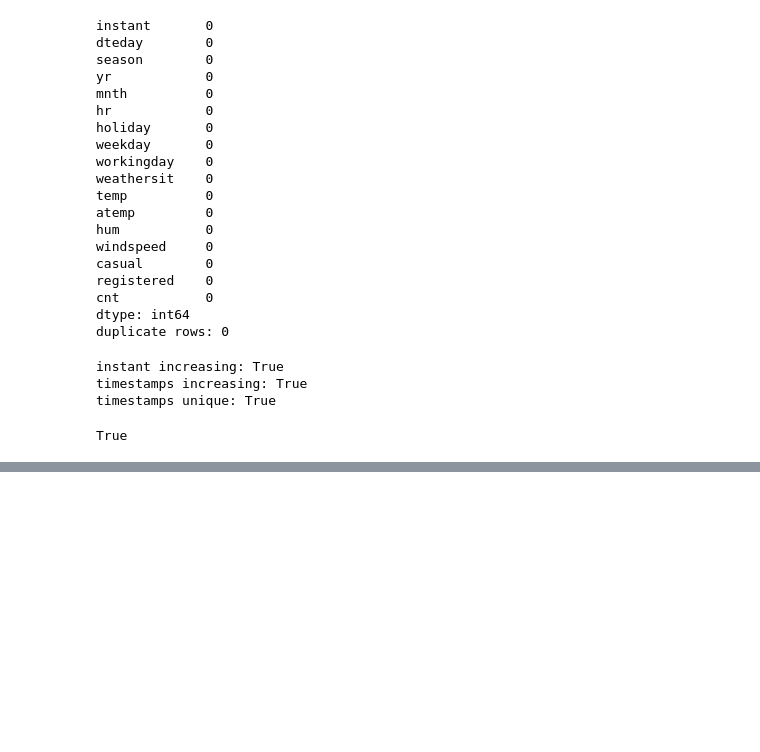
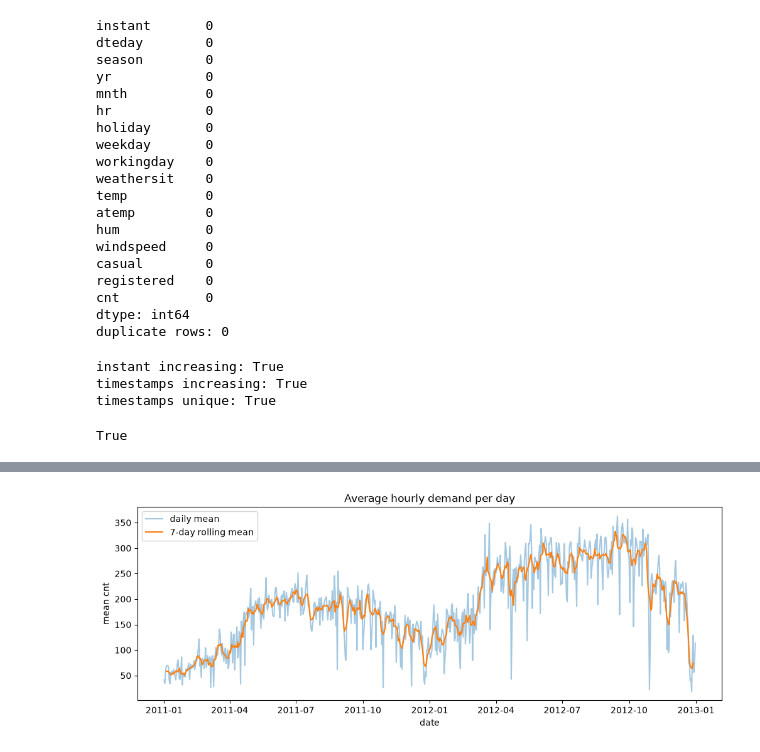
Before and after one commit to gghgfttd/ml-2026-MiniProject, a Jupyter notebook: 01_eda.ipynb, the cells around one changed output, grey strips where cells are left out. Saved outputs shown, nothing was run; the diff lists cells and outputs as text; code cells hidden in the pictures; blank space fills up the shorter version.

```diff
--- a/01_eda.ipynb
+++ b/01_eda.ipynb
@@ -108,0 +192,14 @@ True
+# %%
+daily = df.set_index("ts")["cnt"].resample("D").mean()
+
+plt.figure(figsize=(12, 4))
+plt.plot(daily.index, daily.values, alpha=0.4, label="daily mean")
+plt.plot(daily.index, daily.rolling(7, center=True).mean(), label="7-day rolling mean")
+plt.title("Average hourly demand per day")
+plt.xlabel("date")
+plt.ylabel("mean cnt")
+plt.legend()
+plt.savefig("figures/daily_mean_cnt.png", dpi=150, bbox_inches="tight")
+plt.show()
+# %% [output]
+[figure, added]
```
Also changed, not shown: parts of 13 cells of this notebook.
